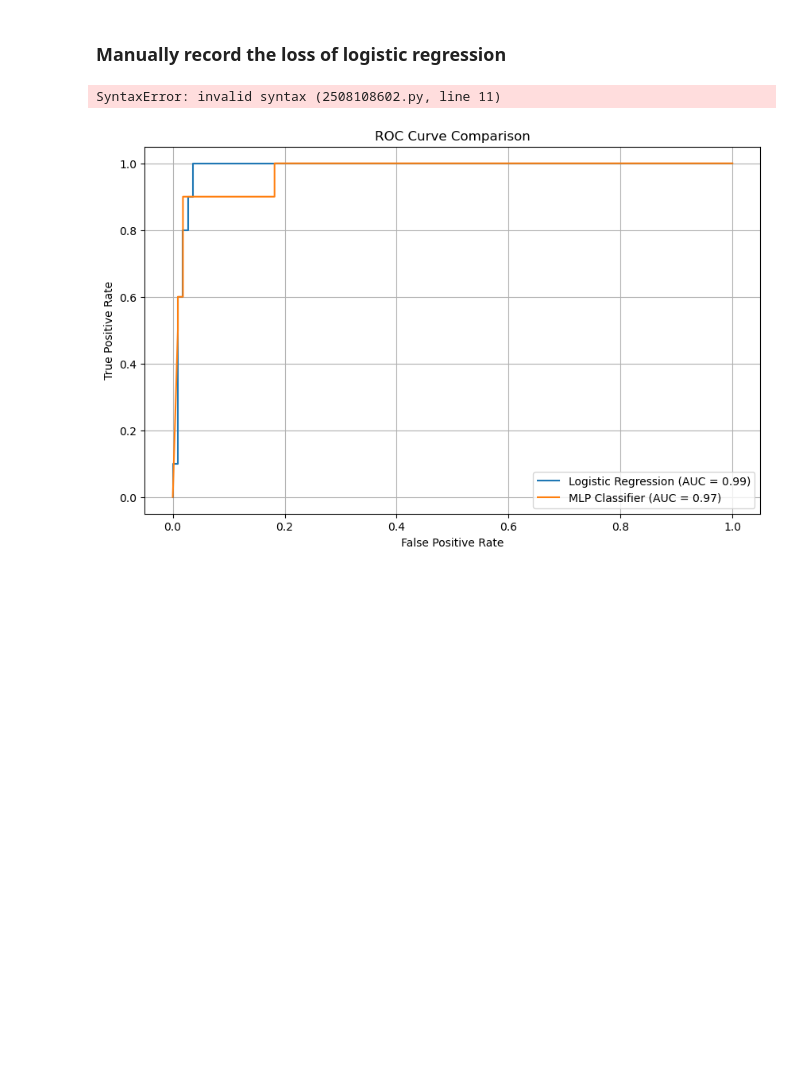
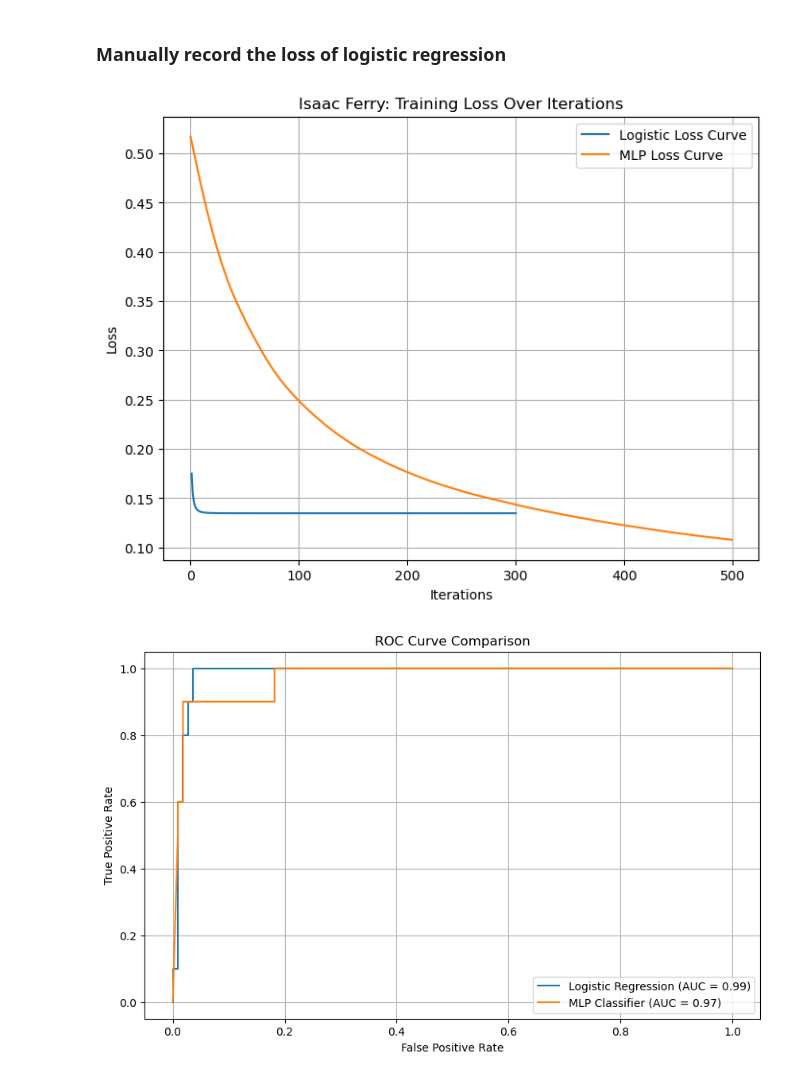
Before and after one commit to IsaacFerry/CS-457-Quizes, a Jupyter notebook: quiz 5.3/Isaac_53.ipynb, the cells around one changed output. Cells and saved outputs as stored; diff of their text form; code cells hidden in the pictures; blank space fills up the shorter version.

```diff
--- a/quiz 5.3/Isaac_53.ipynb
+++ b/quiz 5.3/Isaac_53.ipynb
@@ -310,21 +310,21 @@ for i in range(1, 301):  # 300 iterations
 # %%
 # Extract loss during MLP training
 mlp_model_loss_curve = mlp_model.loss_curve_
 Logic_loss = loss_curve
 
 # Plot the loss difference during MLP training and Logistic
 plt.figure(figsize=(8, 6))
 plt.plot(range(1, len(Logic_loss) + 1), Logic_loss, label="Logistic Loss Curve")
 plt.plot(mlp_model_loss_curve, label="MLP Loss Curve")
 plt.xlabel("Iterations")
 plt.ylabel("Loss")
-yourname =
+yourname = 'Isaac Ferry'
 plt.title(yourname+": Training Loss Over Iterations")
 plt.grid()
 plt.legend()
 plt.show()
 # %% [output]
-SyntaxError: invalid syntax (2508108602.py, line 11)
+[figure, added]
 # %%
 import matplotlib.pyplot as plt
 from sklearn.metrics import roc_curve
```
